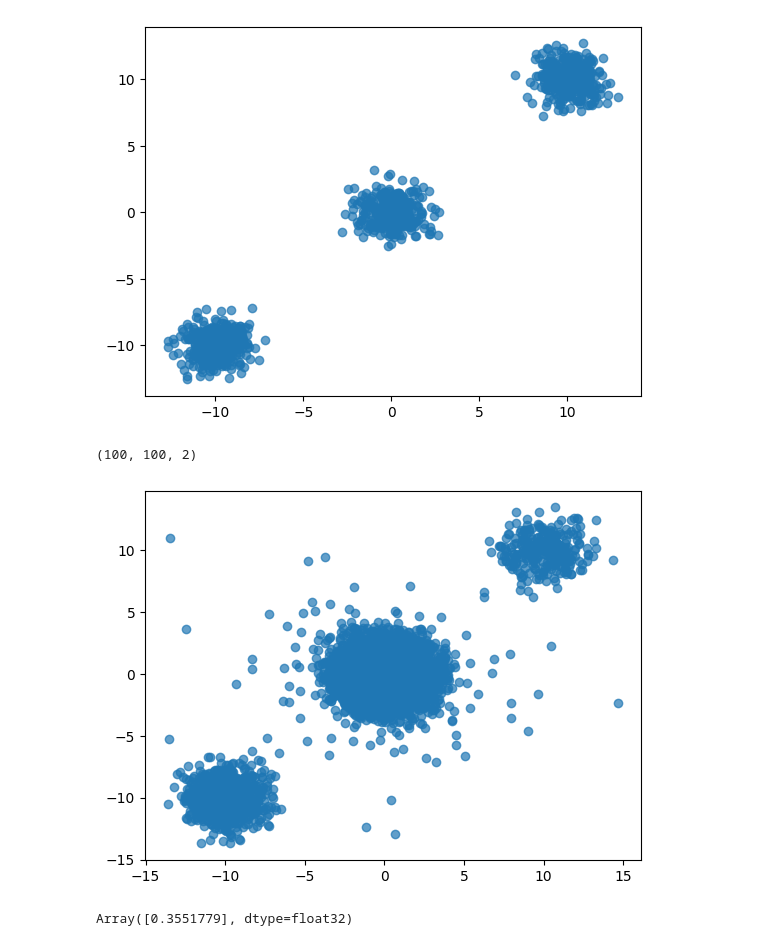
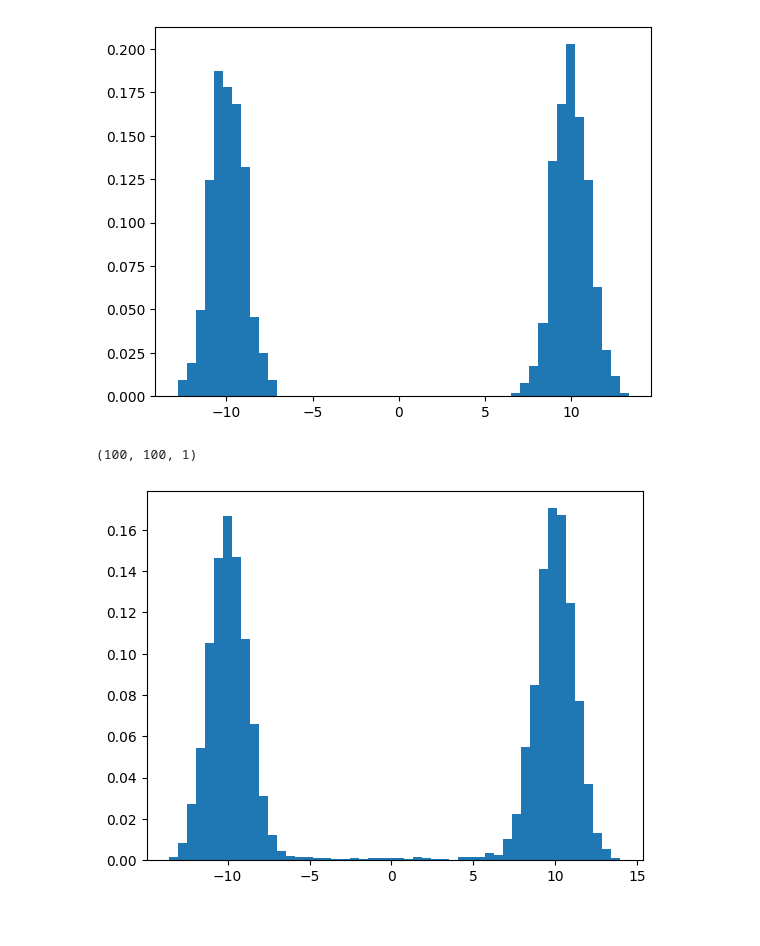
Before and after one commit to kkorolev1/mcmc-control-variates, a Jupyter notebook: experiments.ipynb, the cells around one changed output. Saved outputs shown, nothing was run; the diff lists cells and outputs as text; code cells hidden in the pictures.

```diff
--- a/experiments.ipynb
+++ b/experiments.ipynb
@@ -16,3 +18,3 @@ sys.path.append("/home/korolevki/mcmc-control-variates/diffcv")
 # %%
 from dist import GaussianMixture
-mixture = GaussianMixture(np.array([[0,0], [10,10], [-10, -10]]), np.array([1, 1, 1]))
+mixture = GaussianMixture(np.array([-10, 10]), np.array([1, 1]))
@@ -22,32 +22,34 @@ mixture = GaussianMixture(np.array([[0,0], [10,10], [-10, -10]]), np.array([1, 1
 key = jax.random.PRNGKey(20)
 data = mixture.sample(1000, key)
 # %%
-plt.scatter(data[:,0], data[:,1], alpha=0.7)
+#plt.scatter(data[:,0], data[:,1], alpha=0.7)
+plt.hist(data, bins=50, density=True)
 plt.show()
 # %% [output]
-[figure, old version]
+[figure, new version]
 # %%
 from mcmc import LangevinDynamics
 # %%
 grad_log_p = jax.jit(jax.grad(mixture.log_p))
 
 n_particles = 100
-starter_points = jax.random.normal(key, shape=(n_particles, 1, 2)) * 5
+starter_points = jax.random.normal(key, shape=(n_particles, 1, mixture.means.shape[1])) * 5
 starter_keys = jax.random.split(key, n_particles)
 
-sampler = LangevinDynamics(gradient_func=grad_log_p, n_samples=100, gamma=8e-1)
+sampler = LangevinDynamics(gradient_func=grad_log_p, n_samples=100, gamma=5e-1, burnin_steps=0)
 # %%
 final_xs, samples = jax.vmap(sampler)(starter_points, starter_keys)
 # %%
 print(samples.shape)
-samples = samples.reshape(-1, 2)
+samples = samples.reshape(-1, mixture.means.shape[1])
 # %% [output]
-(100, 100, 2)
+(100, 100, 1)
 # %%
-plt.scatter(samples[:,0], samples[:,1], alpha=0.7)
+#plt.scatter(samples[:,0], samples[:,1], alpha=0.7)
+plt.hist(samples, bins=50, density=True)
 plt.show()
 # %% [output]
-[figure, old version]
+[figure, new version]
 # %%
 from folx import forward_laplacian
 
@@ -101,4 +123,3 @@ generator = Generator(grad_log_p, cv_model)
 # %%
-generator(np.ones((2), dtype=float))
+#generator(np.ones((2), dtype=float))
+#cv_model(np.ones((2), dtype=float)).shape
-# %% [output]
-Array([0.3551779], dtype=float32)
```
Also changed, not shown: parts of 10 cells of this notebook, 2 other files.
